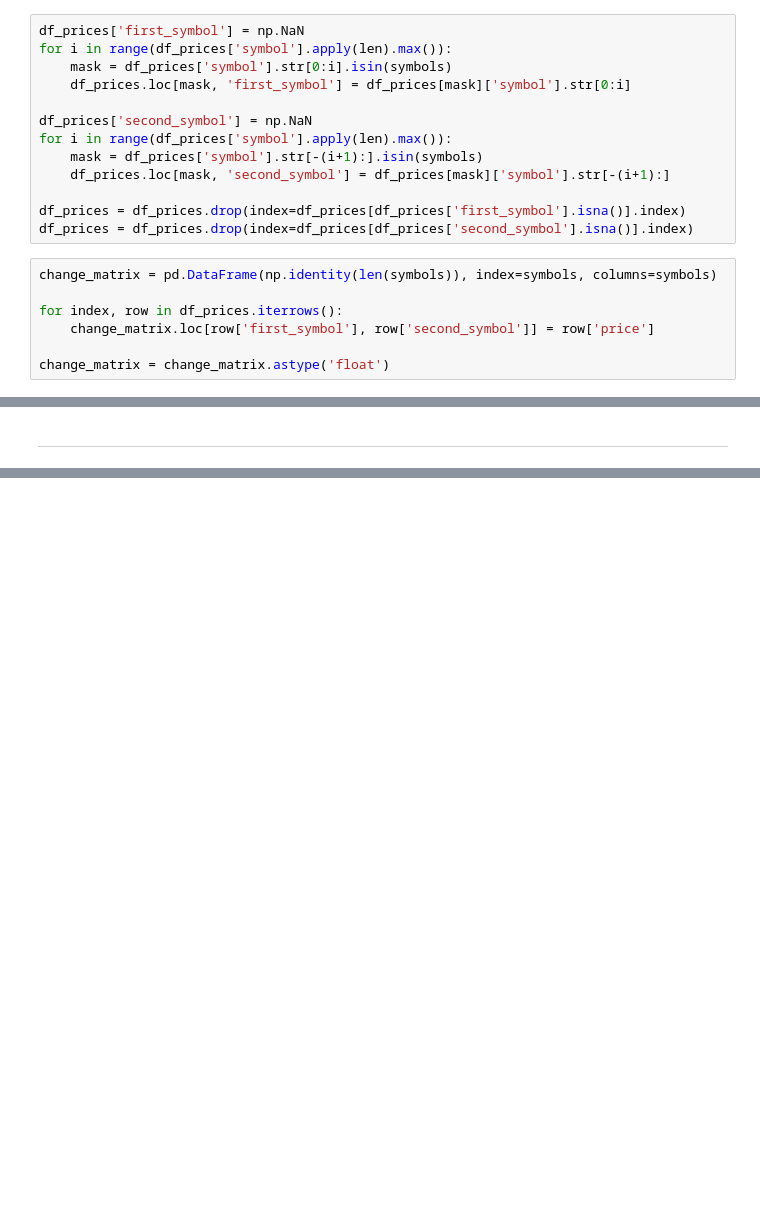
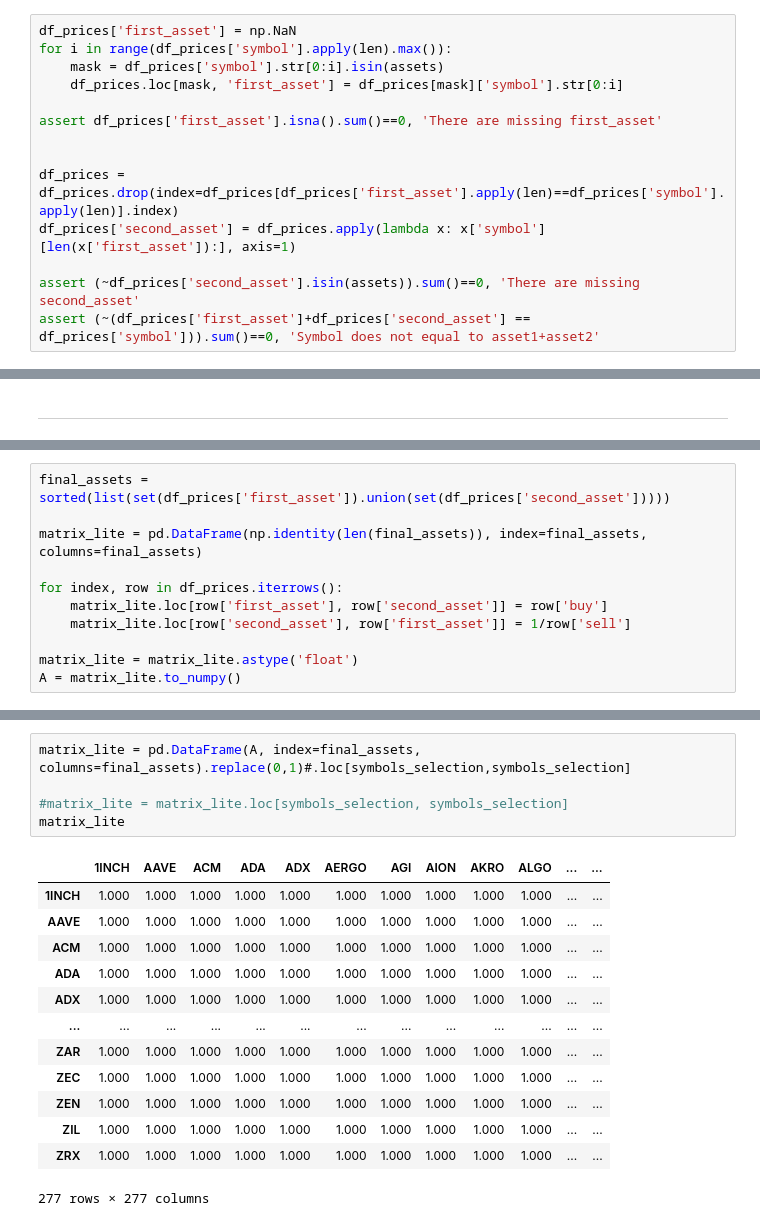
Before and after one commit to RicardoHS/binance-argitrager, a Jupyter notebook: prototype/notebooks/02-arbitrage_matrix.ipynb, the cells around one changed output, grey strips where cells are left out. Saved outputs shown, nothing was run; the diff lists cells and outputs as text; blank space fills up the shorter version.

Commit message:
add first arbitrager that works

```diff
--- a/prototype/notebooks/02-arbitrage_matrix.ipynb
+++ b/prototype/notebooks/02-arbitrage_matrix.ipynb
@@ -50,20 +175,14 @@ symbols = df_symbols['baseAsset'].unique()
 # %%
-df_prices['first_symbol'] = np.NaN
+df_prices['first_asset'] = np.NaN
 for i in range(df_prices['symbol'].apply(len).max()):
-    mask = df_prices['symbol'].str[0:i].isin(symbols)
-    df_prices.loc[mask, 'first_symbol'] = df_prices[mask]['symbol'].str[0:i]
+    mask = df_prices['symbol'].str[0:i].isin(assets)
+    df_prices.loc[mask, 'first_asset'] = df_prices[mask]['symbol'].str[0:i]
 
-df_prices['second_symbol'] = np.NaN
-for i in range(df_prices['symbol'].apply(len).max()):
-    mask = df_prices['symbol'].str[-(i+1):].isin(symbols)
-    df_prices.loc[mask, 'second_symbol'] = df_prices[mask]['symbol'].str[-(i+1):]
+assert df_prices['first_asset'].isna().sum()==0, 'There are missing first_asset'
 
-df_prices = df_prices.drop(index=df_prices[df_prices['first_symbol'].isna()].index)
-df_prices = df_prices.drop(index=df_prices[df_prices['second_symbol'].isna()].index)
+
+df_prices = df_prices.drop(index=df_prices[df_prices['first_asset'].apply(len)==df_prices['symbol'].apply(len)].index)
+df_prices['second_asset'] = df_prices.apply(lambda x: x['symbol'][len(x['first_asset']):], axis=1)
+
+assert (~df_prices['second_asset'].isin(assets)).sum()==0, 'There are missing second_asset'
+assert (~(df_prices['first_asset']+df_prices['second_asset'] == df_prices['symbol'])).sum()==0, 'Symbol does not equal to asset1+asset2'
-# %%
-change_matrix = pd.DataFrame(np.identity(len(symbols)), index=symbols, columns=symbols)
-
-for index, row in df_prices.iterrows():
-    change_matrix.loc[row['first_symbol'], row['second_symbol']] = row['price']
-
-change_matrix = change_matrix.astype('float')
@@ -179,0 +207,11 @@ np.linalg.eig(matrix_lite.to_numpy())
+# %%
+final_assets = sorted(list(set(df_prices['first_asset']).union(set(df_prices['second_asset']))))
+
+matrix_lite = pd.DataFrame(np.identity(len(final_assets)), index=final_assets, columns=final_assets)
+
+for index, row in df_prices.iterrows():
+    matrix_lite.loc[row['first_asset'], row['second_asset']] = row['buy']
+    matrix_lite.loc[row['second_asset'], row['first_asset']] = 1/row['sell']
+
+matrix_lite = matrix_lite.astype('float')
+A = matrix_lite.to_numpy()
@@ -179,0 +247,19 @@ np.linalg.eig(matrix_lite.to_numpy())
+# %%
+matrix_lite = pd.DataFrame(A, index=final_assets, columns=final_assets).replace(0,1)#.loc[symbols_selection,symbols_selection]
+
+#matrix_lite = matrix_lite.loc[symbols_selection, symbols_selection]
+matrix_lite
+# %% [output]
+|  | 1INCH | AAVE | ACM | ADA | ADX | AERGO | AGI | AION | AKRO | ALGO | ... | ... |
+| 1INCH | 1.000 | 1.000 | 1.000 | 1.000 | 1.000 | 1.000 | 1.000 | 1.000 | 1.000 | 1.000 | ... | ... |
+| AAVE | 1.000 | 1.000 | 1.000 | 1.000 | 1.000 | 1.000 | 1.000 | 1.000 | 1.000 | 1.000 | ... | ... |
+| ACM | 1.000 | 1.000 | 1.000 | 1.000 | 1.000 | 1.000 | 1.000 | 1.000 | 1.000 | 1.000 | ... | ... |
+| ADA | 1.000 | 1.000 | 1.000 | 1.000 | 1.000 | 1.000 | 1.000 | 1.000 | 1.000 | 1.000 | ... | ... |
+| ADX | 1.000 | 1.000 | 1.000 | 1.000 | 1.000 | 1.000 | 1.000 | 1.000 | 1.000 | 1.000 | ... | ... |
+| ... | ... | ... | ... | ... | ... | ... | ... | ... | ... | ... | ... | ... |
+| ZAR | 1.000 | 1.000 | 1.000 | 1.000 | 1.000 | 1.000 | 1.000 | 1.000 | 1.000 | 1.000 | ... | ... |
+| ZEC | 1.000 | 1.000 | 1.000 | 1.000 | 1.000 | 1.000 | 1.000 | 1.000 | 1.000 | 1.000 | ... | ... |
+| ZEN | 1.000 | 1.000 | 1.000 | 1.000 | 1.000 | 1.000 | 1.000 | 1.000 | 1.000 | 1.000 | ... | ... |
+| ZIL | 1.000 | 1.000 | 1.000 | 1.000 | 1.000 | 1.000 | 1.000 | 1.000 | 1.000 | 1.000 | ... | ... |
+| ZRX | 1.000 | 1.000 | 1.000 | 1.000 | 1.000 | 1.000 | 1.000 | 1.000 | 1.000 | 1.000 | ... | ... |
+277 rows × 277 columns
```
Also changed, not shown: parts of 42 cells of this notebook, 5 other files.
